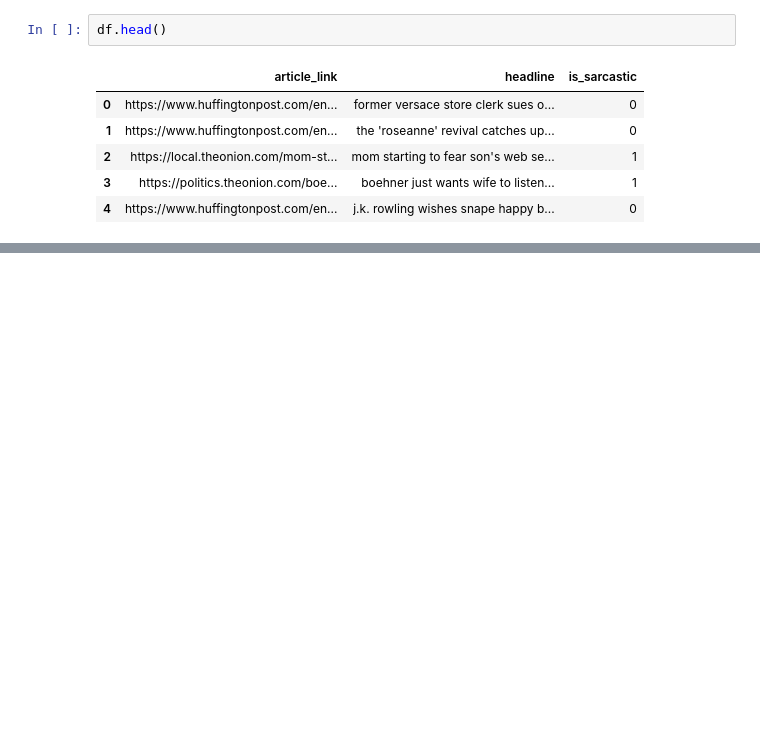
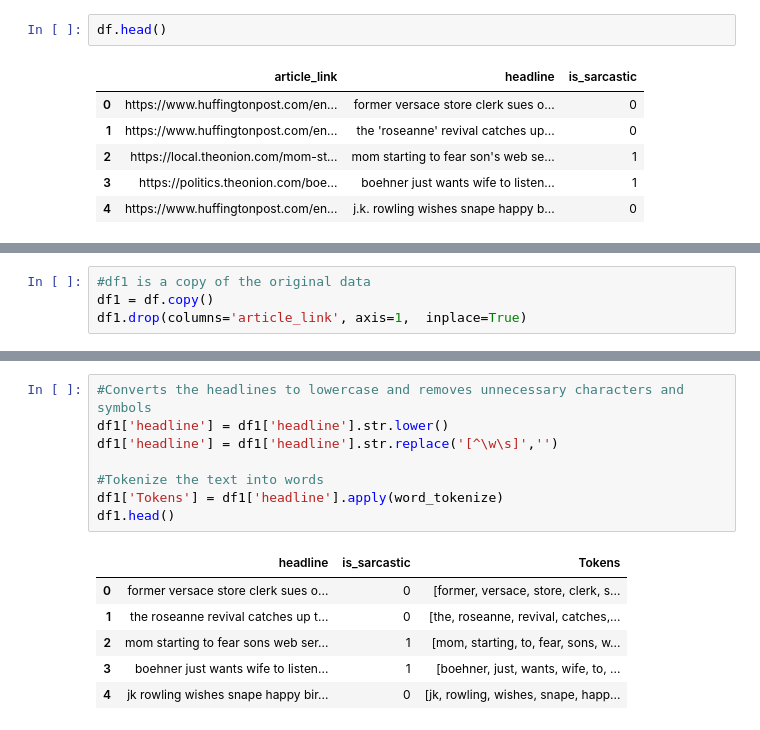
Before and after one commit to gwencampau/datamining-final-project, a Jupyter notebook: sarcastic_notebook.ipynb, the cells around one changed output, grey strips where cells are left out. Cells and saved outputs as stored; diff of their text form; blank space fills up the shorter version.

```diff
--- a/sarcastic_notebook.ipynb
+++ b/sarcastic_notebook.ipynb
@@ -41,0 +92,4 @@ df.head()
+# %%
+#df1 is a copy of the original data
+df1 = df.copy()
+df1.drop(columns='article_link', axis=1,  inplace=True)
@@ -41,0 +104,15 @@ df.head()
+# %%
+#Converts the headlines to lowercase and removes unnecessary characters and symbols
+df1['headline'] = df1['headline'].str.lower()
+df1['headline'] = df1['headline'].str.replace('[^\w\s]','')
+
+#Tokenize the text into words
+df1['Tokens'] = df1['headline'].apply(word_tokenize)
+df1.head()
+# %% [output]
+|  | headline | is_sarcastic | Tokens |
+| 0 | former versace store clerk sues o... | 0 | [former, versace, store, clerk, s... |
+| 1 | the roseanne revival catches up t... | 0 | [the, roseanne, revival, catches,... |
+| 2 | mom starting to fear sons web ser... | 1 | [mom, starting, to, fear, sons, w... |
+| 3 | boehner just wants wife to listen... | 1 | [boehner, just, wants, wife, to, ... |
+| 4 | jk rowling wishes snape happy bir... | 0 | [jk, rowling, wishes, snape, happ... |
```
Also changed, not shown: parts of 10 cells of this notebook.
